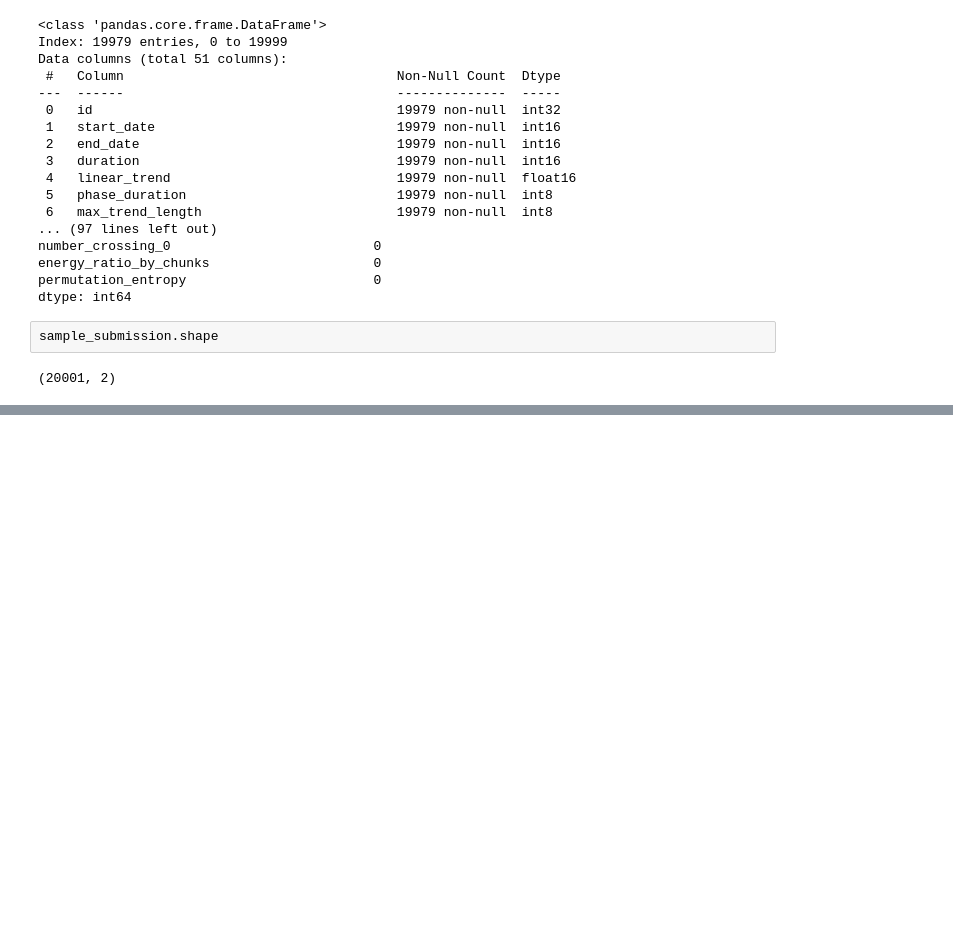
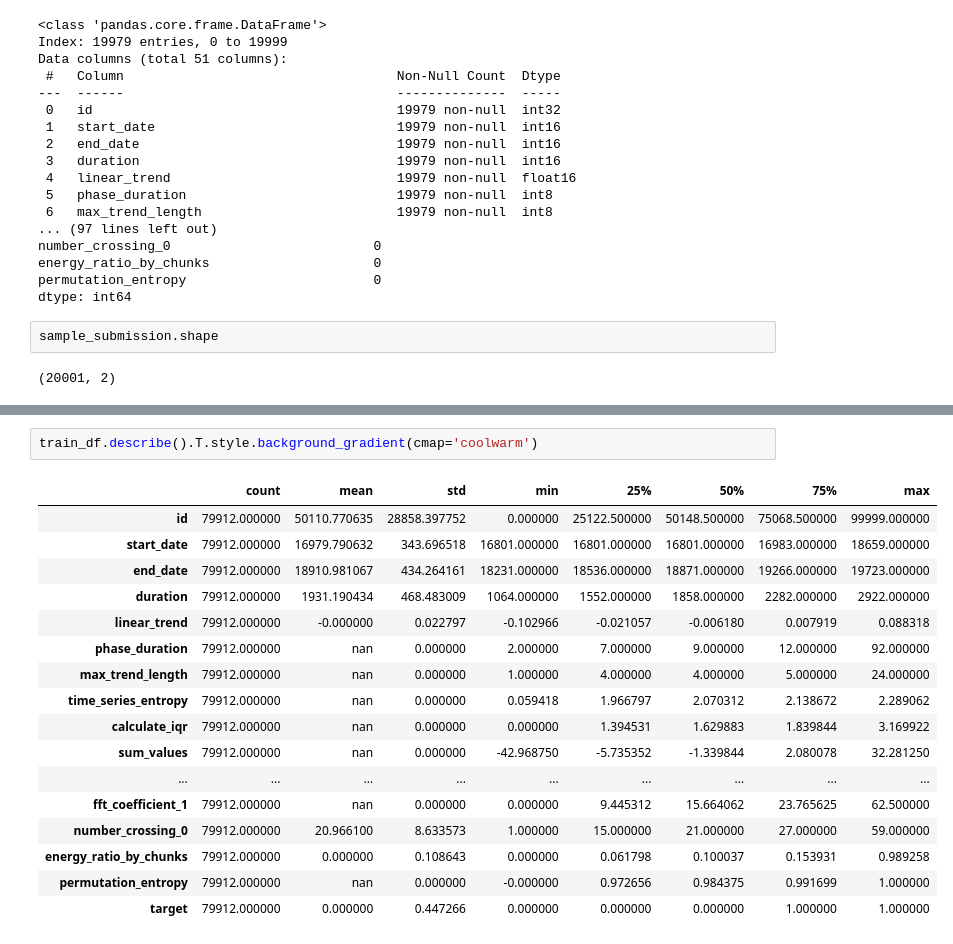
Before and after one commit to h3ct0rzzz/ml_ts_classification, a Jupyter notebook: notebooks/test.ipynb, the cells around one changed output, grey strips where cells are left out. Drawn from its saved outputs; the diff is of its cells as text; blank space fills up the shorter version.

```diff
--- a/notebooks/test.ipynb
+++ b/notebooks/test.ipynb
@@ -130,0 +145,20 @@ Total: 79,912
+# %%
+train_df.describe().T.style.background_gradient(cmap='coolwarm')
+# %% [output]
+|  | count | mean | std | min | 25% | 50% | 75% | max |
+| id | 79912.000000 | 50110.770635 | 28858.397752 | 0.000000 | 25122.500000 | 50148.500000 | 75068.500000 | 99999.000000 |
+| start_date | 79912.000000 | 16979.790632 | 343.696518 | 16801.000000 | 16801.000000 | 16801.000000 | 16983.000000 | 18659.000000 |
+| end_date | 79912.000000 | 18910.981067 | 434.264161 | 18231.000000 | 18536.000000 | 18871.000000 | 19266.000000 | 19723.000000 |
+| duration | 79912.000000 | 1931.190434 | 468.483009 | 1064.000000 | 1552.000000 | 1858.000000 | 2282.000000 | 2922.000000 |
+| linear_trend | 79912.000000 | -0.000000 | 0.022797 | -0.102966 | -0.021057 | -0.006180 | 0.007919 | 0.088318 |
+| phase_duration | 79912.000000 | nan | 0.000000 | 2.000000 | 7.000000 | 9.000000 | 12.000000 | 92.000000 |
+| max_trend_length | 79912.000000 | nan | 0.000000 | 1.000000 | 4.000000 | 4.000000 | 5.000000 | 24.000000 |
+| time_series_entropy | 79912.000000 | nan | 0.000000 | 0.059418 | 1.966797 | 2.070312 | 2.138672 | 2.289062 |
+| calculate_iqr | 79912.000000 | nan | 0.000000 | 0.000000 | 1.394531 | 1.629883 | 1.839844 | 3.169922 |
+| sum_values | 79912.000000 | nan | 0.000000 | -42.968750 | -5.735352 | -1.339844 | 2.080078 | 32.281250 |
+| ... | ... | ... | ... | ... | ... | ... | ... | ... |
+| fft_coefficient_1 | 79912.000000 | nan | 0.000000 | 0.000000 | 9.445312 | 15.664062 | 23.765625 | 62.500000 |
+| number_crossing_0 | 79912.000000 | 20.966100 | 8.633573 | 1.000000 | 15.000000 | 21.000000 | 27.000000 | 59.000000 |
+| energy_ratio_by_chunks | 79912.000000 | 0.000000 | 0.108643 | 0.000000 | 0.061798 | 0.100037 | 0.153931 | 0.989258 |
+| permutation_entropy | 79912.000000 | nan | 0.000000 | -0.000000 | 0.972656 | 0.984375 | 0.991699 | 1.000000 |
+| target | 79912.000000 | 0.000000 | 0.447266 | 0.000000 | 0.000000 | 0.000000 | 1.000000 | 1.000000 |
```
Also changed, not shown: parts of 18 cells of this notebook, 1 other file.
